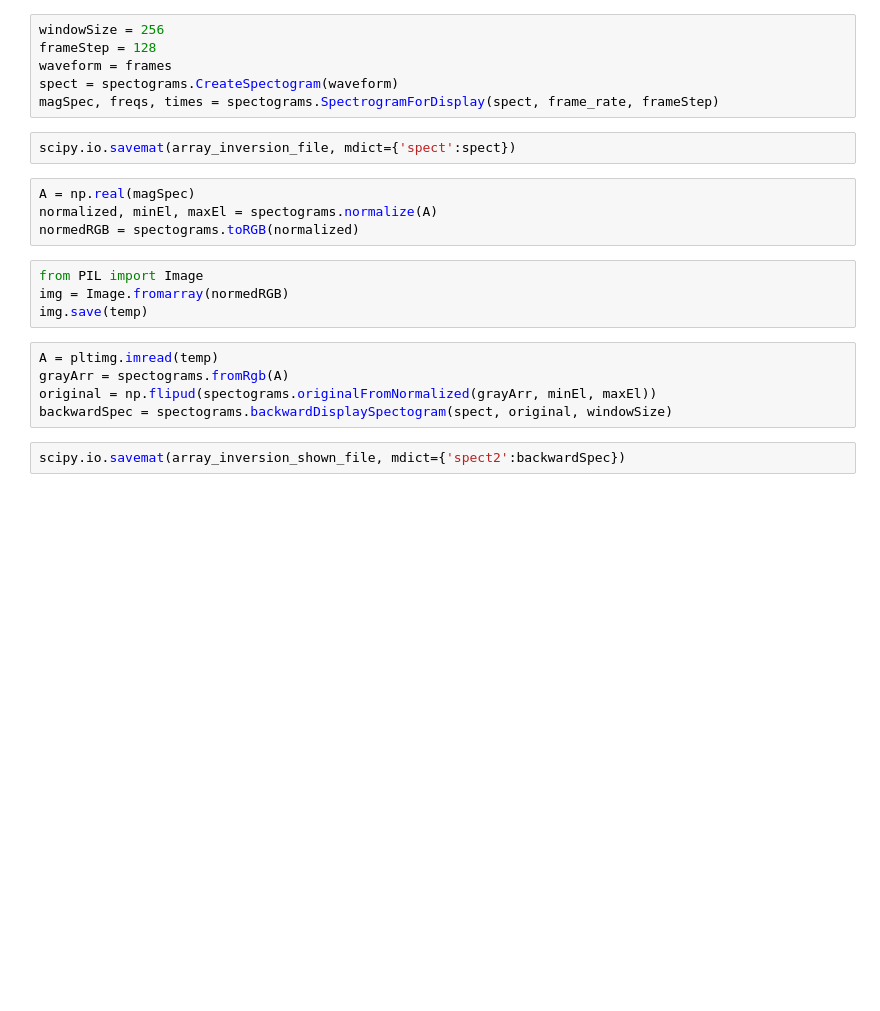
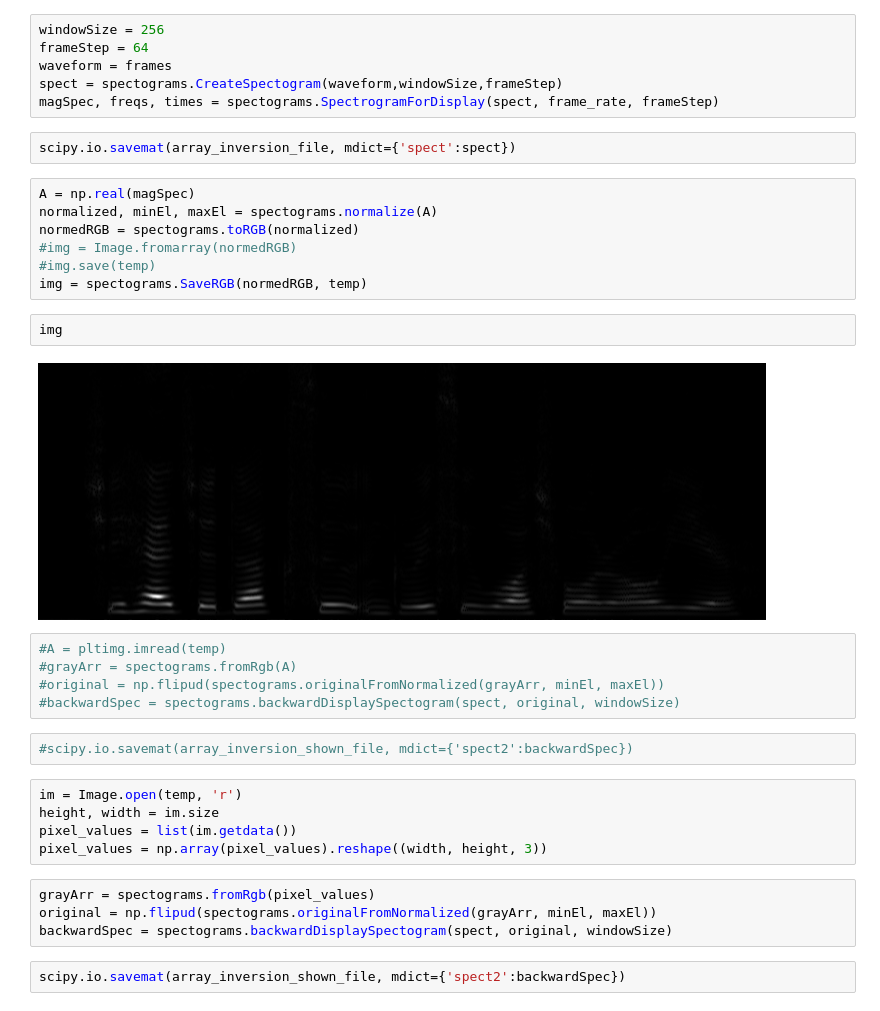
Before and after one commit to SergeyPoltavtsev/ThesisProj, a Jupyter notebook: SpectExperiments.ipynb, the cells around one changed output. Cells and saved outputs as stored; diff of their text form; blank space fills up the shorter version.

Commit message:
Prepared for windows of size 11

```diff
--- a/SpectExperiments.ipynb
+++ b/SpectExperiments.ipynb
@@ -38,9 +39,9 @@ wav_file
 '/Volumes/Storage/Temp/SA1.wav'
 # %%
 windowSize = 256
-frameStep = 128
+frameStep = 64
 waveform = frames
-spect = spectograms.CreateSpectogram(waveform)
+spect = spectograms.CreateSpectogram(waveform,windowSize,frameStep)
 magSpec, freqs, times = spectograms.SpectrogramForDisplay(spect, frame_rate, frameStep)
 # %%
 scipy.io.savemat(array_inversion_file, mdict={'spect':spect})
@@ -48,14 +49,28 @@ scipy.io.savemat(array_inversion_file, mdict={'spect':spect})
 A = np.real(magSpec)
 normalized, minEl, maxEl = spectograms.normalize(A)
 normedRGB = spectograms.toRGB(normalized)
+#img = Image.fromarray(normedRGB)
+#img.save(temp)
+img = spectograms.SaveRGB(normedRGB, temp)
-# %%
-from PIL import Image
-img = Image.fromarray(normedRGB)
-img.save(temp)
+# %%
+img
+# %% [output]
+[figure, added]
 # %%
-A = pltimg.imread(temp)
-grayArr = spectograms.fromRgb(A)
-original = np.flipud(spectograms.originalFromNormalized(grayArr, minEl, maxEl))
-backwardSpec = spectograms.backwardDisplaySpectogram(spect, original, windowSize)
+#A = pltimg.imread(temp)
+#grayArr = spectograms.fromRgb(A)
+#original = np.flipud(spectograms.originalFromNormalized(grayArr, minEl, maxEl))
+#backwardSpec = spectograms.backwardDisplaySpectogram(spect, original, windowSize)
+# %%
+#scipy.io.savemat(array_inversion_shown_file, mdict={'spect2':backwardSpec})
+# %%
+im = Image.open(temp, 'r')
+height, width = im.size
+pixel_values = list(im.getdata())
+pixel_values = np.array(pixel_values).reshape((width, height, 3))
+# %%
+grayArr = spectograms.fromRgb(pixel_values)
+original = np.flipud(spectograms.originalFromNormalized(grayArr, minEl, maxEl))
+backwardSpec = spectograms.backwardDisplaySpectogram(spect, original, windowSize)
 # %%
 scipy.io.savemat(array_inversion_shown_file, mdict={'spect2':backwardSpec})
```
Also changed, not shown: parts of 8 cells of this notebook, 4 other files.
